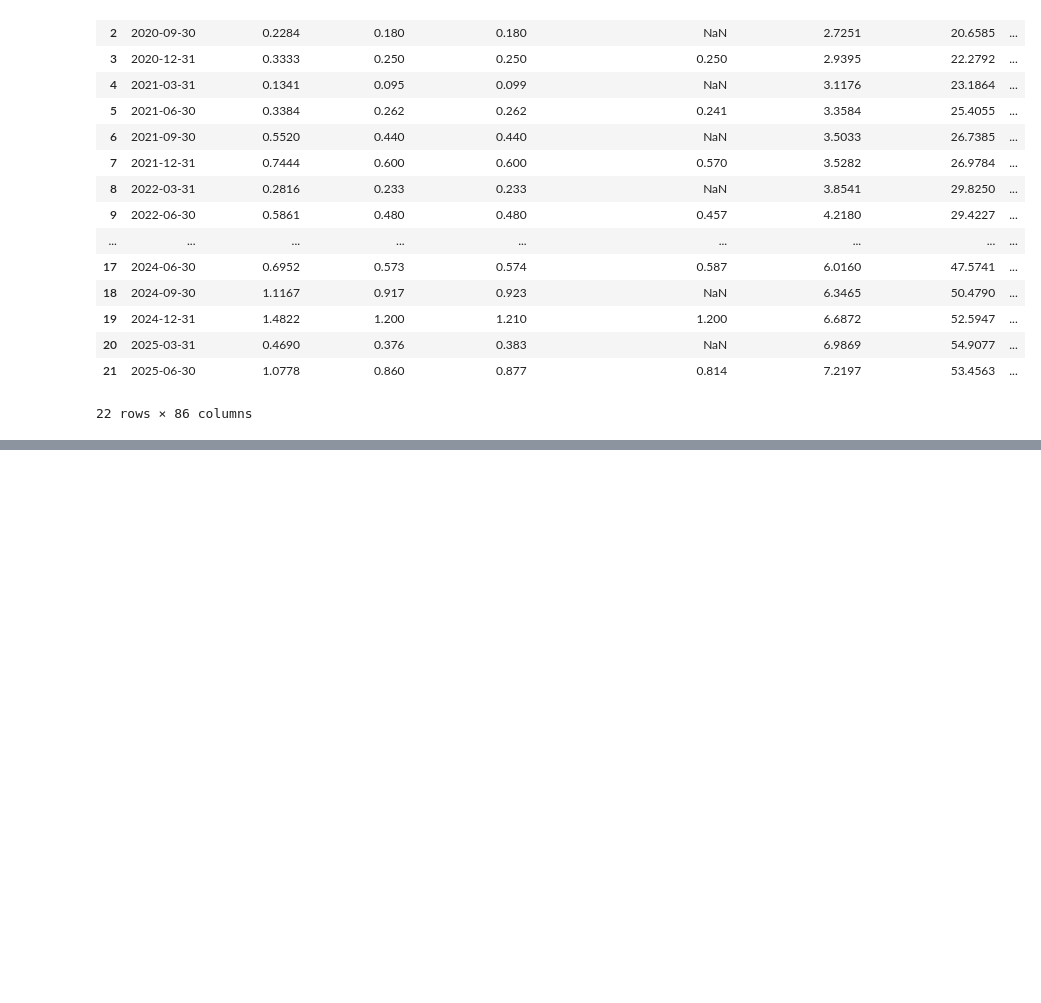
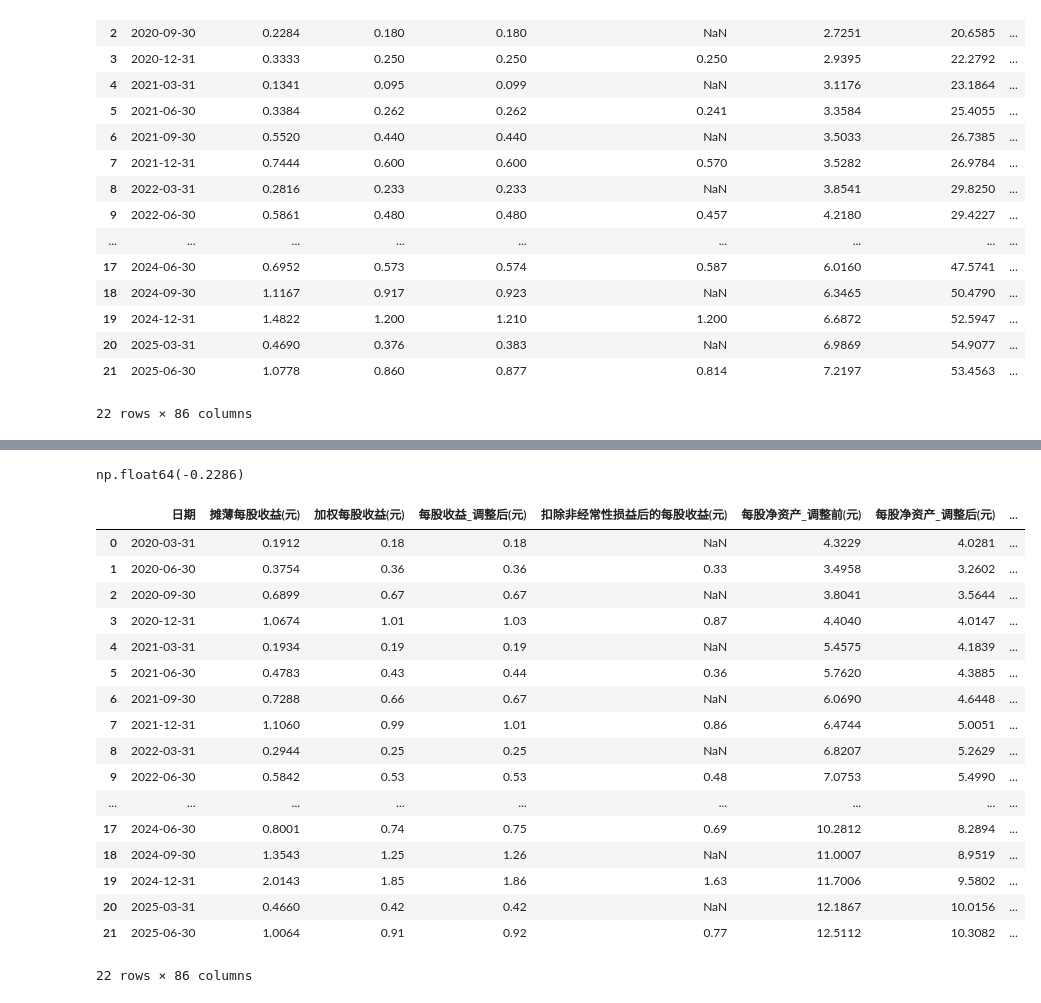
Before and after one commit to Ultraaaman/myQ, a Jupyter notebook: less1.ipynb, the cells around one changed output, grey strips where cells are left out. Drawn from its saved outputs; the diff is of its cells as text; code cells hidden in the pictures; blank space fills up the shorter version.

```diff
--- a/less1.ipynb
+++ b/less1.ipynb
@@ -350,0 +530,25 @@ zijin_analyzer.financial_data['indicators']
+# %%
+luxshare_analyzer.financial_data['indicators'].iloc[-1].get('每股经营性现金流(元)')
+# %% [output]
+np.float64(-0.2286)
+# %%
+luxshare_analyzer.financial_data['indicators']
+# %% [output]
+|  | 日期 | 摊薄每股收益(元) | 加权每股收益(元) | 每股收益_调整后(元) | 扣除非经常性损益后的每股收益(元) | 每股净资产_调整前(元) | 每股净资产_调整后(元) | ... |
+| 0 | 2020-03-31 | 0.1912 | 0.18 | 0.18 | NaN | 4.3229 | 4.0281 | ... |
+| 1 | 2020-06-30 | 0.3754 | 0.36 | 0.36 | 0.33 | 3.4958 | 3.2602 | ... |
+| 2 | 2020-09-30 | 0.6899 | 0.67 | 0.67 | NaN | 3.8041 | 3.5644 | ... |
+| 3 | 2020-12-31 | 1.0674 | 1.01 | 1.03 | 0.87 | 4.4040 | 4.0147 | ... |
+| 4 | 2021-03-31 | 0.1934 | 0.19 | 0.19 | NaN | 5.4575 | 4.1839 | ... |
+| 5 | 2021-06-30 | 0.4783 | 0.43 | 0.44 | 0.36 | 5.7620 | 4.3885 | ... |
+| 6 | 2021-09-30 | 0.7288 | 0.66 | 0.67 | NaN | 6.0690 | 4.6448 | ... |
+| 7 | 2021-12-31 | 1.1060 | 0.99 | 1.01 | 0.86 | 6.4744 | 5.0051 | ... |
+| 8 | 2022-03-31 | 0.2944 | 0.25 | 0.25 | NaN | 6.8207 | 5.2629 | ... |
+| 9 | 2022-06-30 | 0.5842 | 0.53 | 0.53 | 0.48 | 7.0753 | 5.4990 | ... |
+| ... | ... | ... | ... | ... | ... | ... | ... | ... |
+| 17 | 2024-06-30 | 0.8001 | 0.74 | 0.75 | 0.69 | 10.2812 | 8.2894 | ... |
+| 18 | 2024-09-30 | 1.3543 | 1.25 | 1.26 | NaN | 11.0007 | 8.9519 | ... |
+| 19 | 2024-12-31 | 2.0143 | 1.85 | 1.86 | 1.63 | 11.7006 | 9.5802 | ... |
+| 20 | 2025-03-31 | 0.4660 | 0.42 | 0.42 | NaN | 12.1867 | 10.0156 | ... |
+| 21 | 2025-06-30 | 1.0064 | 0.91 | 0.92 | 0.77 | 12.5112 | 10.3082 | ... |
+22 rows × 86 columns
```
Also changed, not shown: parts of 6 cells of this notebook, 19 other files.
